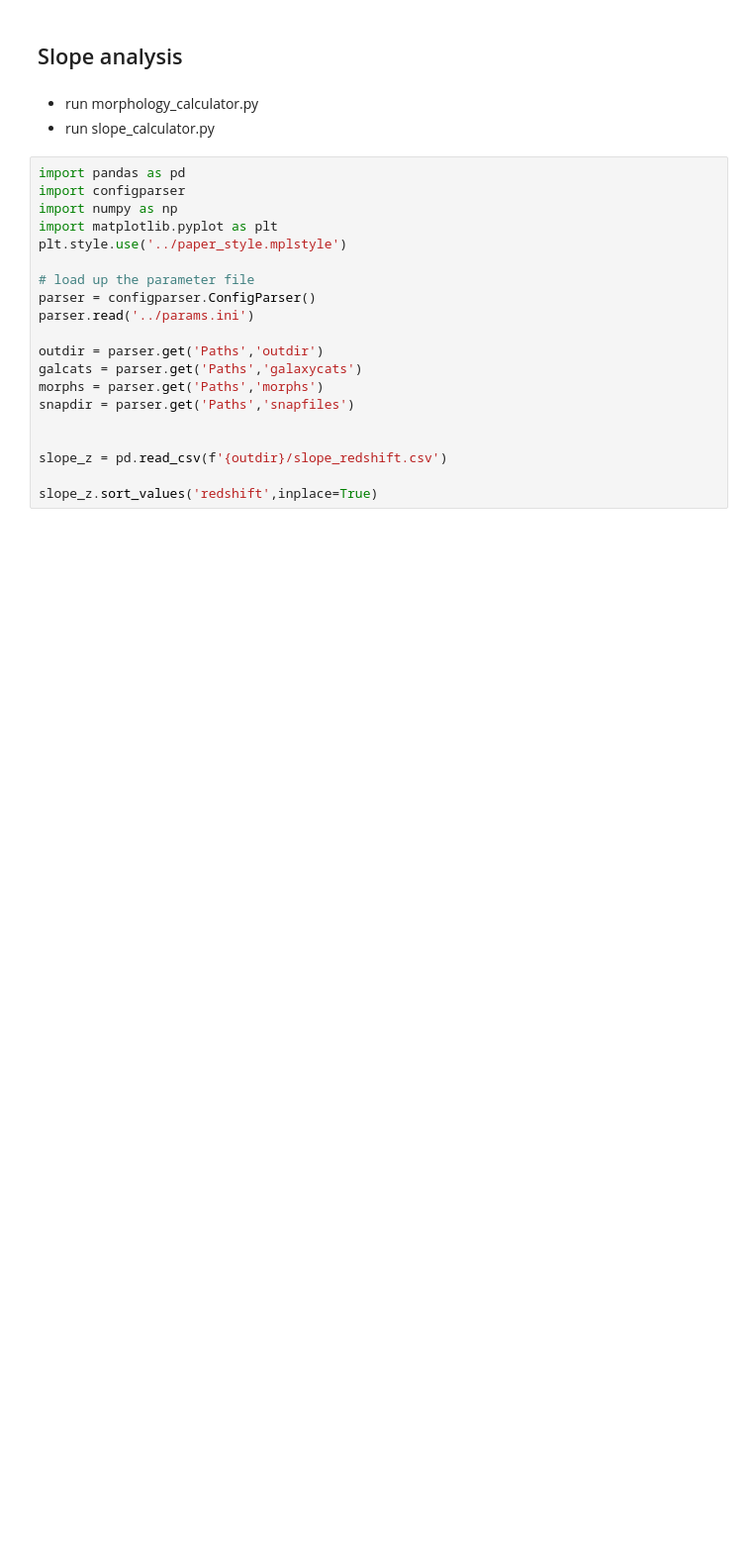
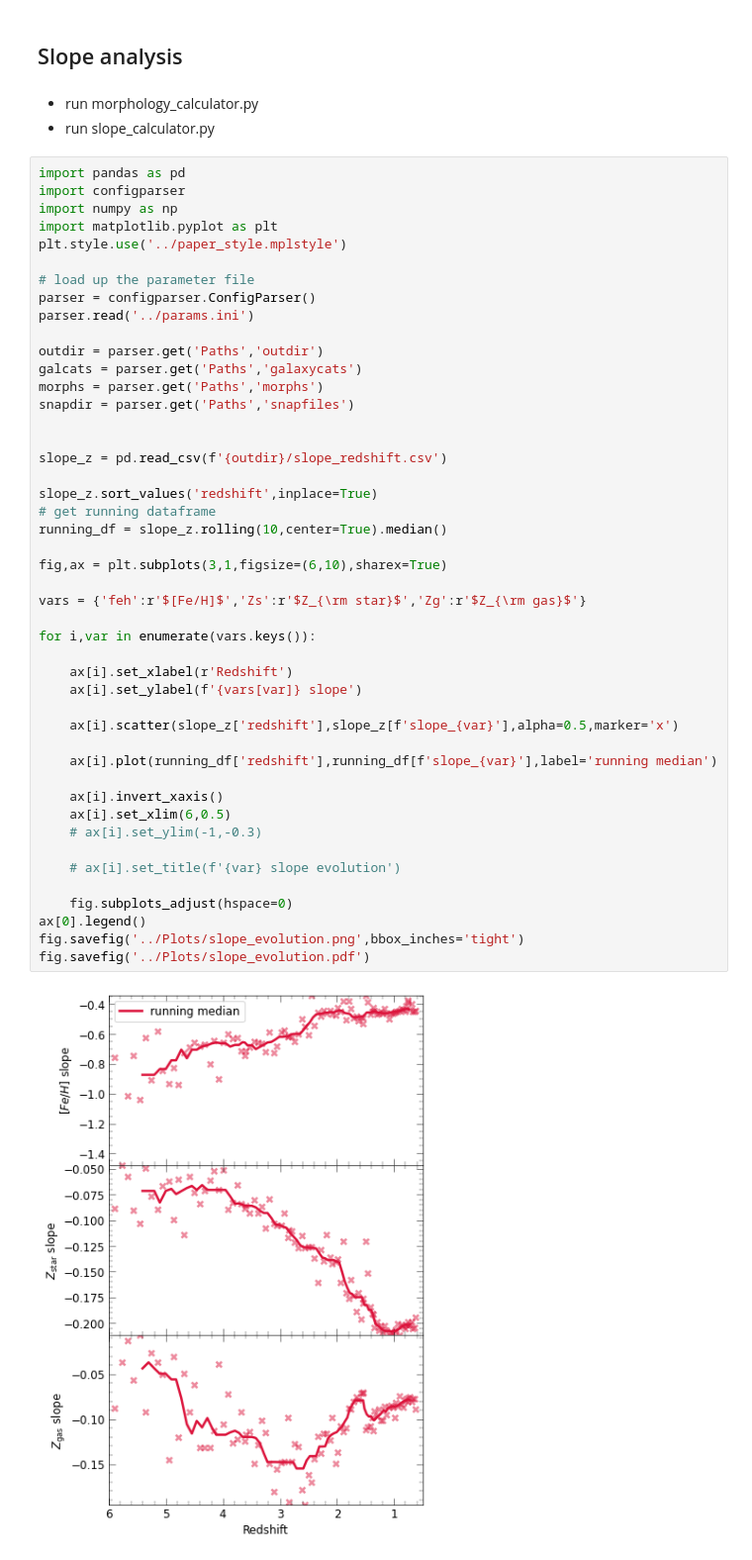
Before and after one commit to ansingh16/hr5_metallicity, a Jupyter notebook: Code/Analysis.ipynb, the cells around one changed output. Shown: that part at 99% size. Drawn from its saved outputs; the diff is of its cells as text; blank space fills up the shorter version.

Commit message:
plot for slope evo subplots

```diff
--- a/Code/Analysis.ipynb
+++ b/Code/Analysis.ipynb
@@ -504,20 +504,48 @@ Ana.plot_gradient('feh',save=True)
 # %%
 import pandas as pd
 import configparser
 import numpy as np
 import matplotlib.pyplot as plt
 plt.style.use('../paper_style.mplstyle')
 
 # load up the parameter file
 parser = configparser.ConfigParser()
 parser.read('../params.ini')
 
 outdir = parser.get('Paths','outdir')
 galcats = parser.get('Paths','galaxycats')
 morphs = parser.get('Paths','morphs')
 snapdir = parser.get('Paths','snapfiles')
 
 
 slope_z = pd.read_csv(f'{outdir}/slope_redshift.csv')
 
 slope_z.sort_values('redshift',inplace=True)
+# get running dataframe
+running_df = slope_z.rolling(10,center=True).median()
+
+fig,ax = plt.subplots(3,1,figsize=(6,10),sharex=True)
+
+vars = {'feh':r'$[Fe/H]$','Zs':r'$Z_{\rm star}$','Zg':r'$Z_{\rm gas}$'}
+
+for i,var in enumerate(vars.keys()):
+
+    ax[i].set_xlabel(r'Redshift')
+    ax[i].set_ylabel(f'{vars[var]} slope')
+
+    ax[i].scatter(slope_z['redshift'],slope_z[f'slope_{var}'],alpha=0.5,marker='x')
+
+    ax[i].plot(running_df['redshift'],running_df[f'slope_{var}'],label='running median')
+
+    ax[i].invert_xaxis()
+    ax[i].set_xlim(6,0.5)
+    # ax[i].set_ylim(-1,-0.3)
+
+    # ax[i].set_title(f'{var} slope evolution')
+
+    fig.subplots_adjust(hspace=0)
+ax[0].legend()
+fig.savefig('../Plots/slope_evolution.png',bbox_inches='tight')
+fig.savefig('../Plots/slope_evolution.pdf')
+# %% [output]
+[figure, added]
```
Also changed, not shown: parts of 1 cell of this notebook, 5 other files.
